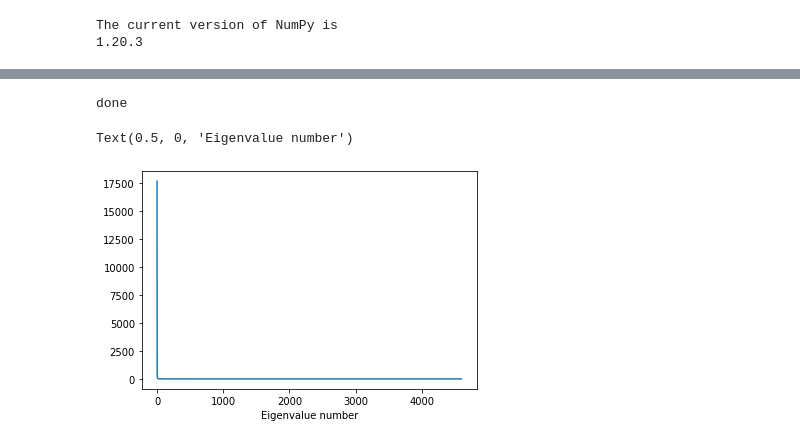
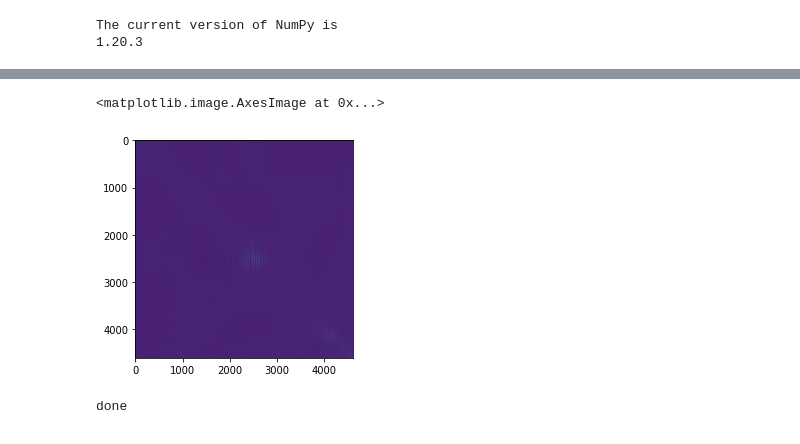
Before and after one commit to mlcs/seminar_ws22, a Jupyter notebook: 02_pca_linreg/pca_linreg_ridgereg_pacific.ipynb, the cells around one changed output, grey strips where cells are left out. Cells and saved outputs as stored; diff of their text form; code cells hidden in the pictures.

```diff
--- a/02_pca_linreg/pca_linreg_ridgereg_pacific.ipynb
+++ b/02_pca_linreg/pca_linreg_ridgereg_pacific.ipynb
@@ -101,0 +96,29 @@ print(cov_sst.shape)
+# %%
+# redo the spearman correlations and plot on map
+df = pd.read_csv("oni.csv", index_col=0).squeeze()
+
+# spearmans rho from the actual 3d masked tensor
+rho1 = np.zeros((ssta.shape[1], ssta.shape[2]))
+y = df.to_numpy()
+for i in tqdm.tqdm(range(ssta.shape[1])):
+    for j in range(ssta.shape[2]):
+        x = ssta[:, i, j]
+        r, pval = spearmanr(x, y)
+        rho1[i, j] = r
+mask2d = ssta.mask.all(axis=0)
+rho1_map = ma.masked_array(rho1, mask=mask2d)
+fig = plot_on_map(ds.lon, ds.lat, rho1_map.T, cmap="RdBu_r",
+                  LON0=180)
+
+ssta_2d = ssta[:, ~ mask2d]
+# spearmans rho form the compressed 2D data array
+rho2 = np.zeros(ssta_2d.shape[1])
+y = df.to_numpy()
+for i in tqdm.tqdm(range(ssta_2d.shape[1])):
+    x = ssta_2d[:, i]
+    r, pval = spearmanr(x, y)
+    rho2[i] = r
+rho2_map = ma.masked_array(np.zeros(mask2d.shape), mask=mask2d)
+rho2_map[~mask2d] = rho2
+fig = plot_on_map(ds.lon, ds.lat, rho2_map.T, cmap="RdBu_r",
+                  LON0=180)
@@ -102,2 +128,9 @@ print(cov_sst.shape)
+# %%
+# estimate the covariance matrix
+cov = np.cov(ssta_2d, rowvar=False)
+pl.imshow(cov)
+# %% [output]
+<matplotlib.image.AxesImage at 0x...>
+[figure, added]
 # %%
 # compute the eigenvalues and eigenvectors of the covariance matrix
@@ -106,10 +139,3 @@ l, ev = l[::-1], ev[::-1]
 print("done")
 # %% [output]
 done
-# %%
-# plot the eigenvalues and check how they are
-pl.plot(l)
-pl.xlabel("Eigenvalue number")
-# %% [output]
-Text(0.5, 0, 'Eigenvalue number')
-[figure, removed]
```
Also changed, not shown: parts of 22 cells of this notebook.
